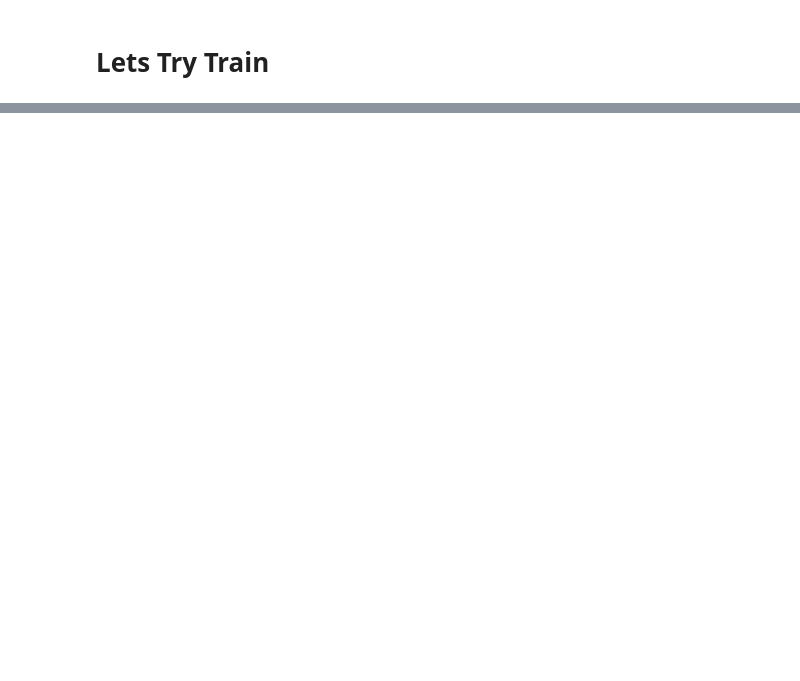
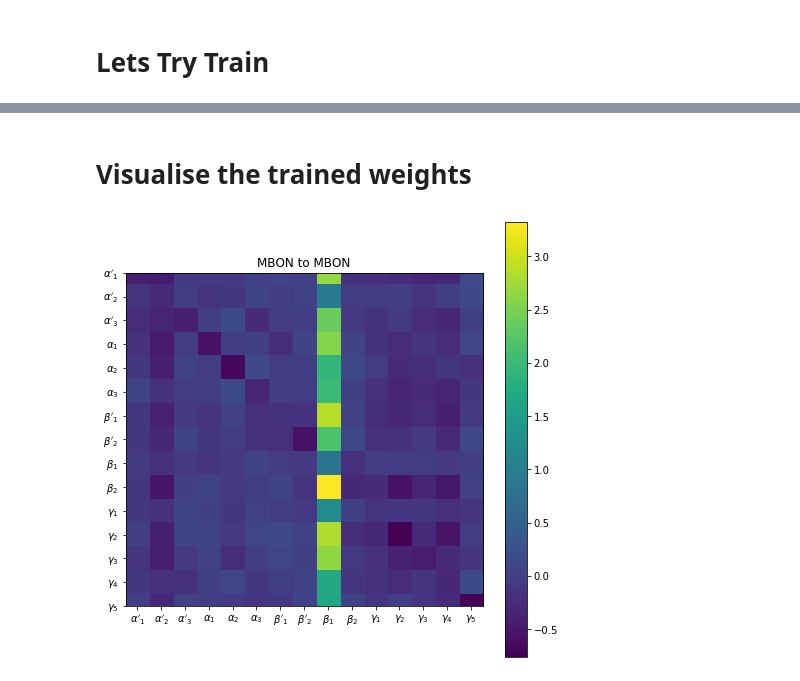
Before and after one commit to Jake-Jay/mushroom-body-models, a Jupyter notebook: RNN/train_rnn.ipynb, the cells around one changed output, grey strips where cells are left out. Drawn from its saved outputs; the diff is of its cells as text; code cells hidden in the pictures; blank space fills up the shorter version.

Commit message:
Train RNN and show heatmaps of weights for all models

```diff
--- a/RNN/train_rnn.ipynb
+++ b/RNN/train_rnn.ipynb
@@ -139,8 +88,2 @@ torch.Size([8, 3, 15])
 # %% [markdown]
 # Lets Try Train
-# %%
-model = NeuralRNNModule(
-    input_dim=15,
-    hidden_dim=15,
-    lr=0.001
-)
@@ -160,0 +90,2 @@ TPU available: False, using: 0 TPU cores
+# %%
+logger = TensorBoardLogger("tb_logs", name="rnn", default_hp_metric=False)
@@ -160,0 +94,7 @@ TPU available: False, using: 0 TPU cores
+# %%
+trainer = Trainer(
+    logger=logger,
+    max_epochs=hparams['max_epochs'],
+    min_epochs=hparams['min_epochs'],
+    callbacks=[EarlyStopping(monitor='val/loss')]
+)
@@ -172,0 +106,22 @@ trainer.fit(model, train_dataloader, val_dataloader)
+# %% [markdown]
+# Visualise the trained weights
+# %%
+import matplotlib.pyplot as plt
+
+lobes = ["alpha'1", "alpha'2", "alpha'3", 'alpha1', 'alpha2', 'alpha3',
+       "beta'1", "beta'2", 'beta1', 'beta2', 'gamma1', 'gamma2', 'gamma3',
+       'gamma4', 'gamma5']
+greek_lobes = [r"$\alpha '_1$", r"$\alpha '_2$", r"$\alpha '_3$",
+              r"$\alpha _1$", r"$\alpha _2$", r"$\alpha_3$",
+              r"$\beta '_1$", r"$\beta '_2$", r"$\beta _1$", r"$\beta _2$",
+              r"$\gamma _1$", r"$\gamma _2$", r"$\gamma _3$", r"$\gamma _4$", r"$\gamma _5$", ]
+# %%
+plt.figure(figsize=[8,8])
+plt.imshow(model.rnn.W_hh.weight.detach().numpy())
+plt.colorbar()
+plt.xticks(range(0,15), greek_lobes)
+plt.yticks(range(0,15), greek_lobes)
+plt.title('MBON to MBON')
+plt.show()
+# %% [output]
+[figure, added]
```
Also changed, not shown: parts of 19 cells of this notebook, 7 other files.
